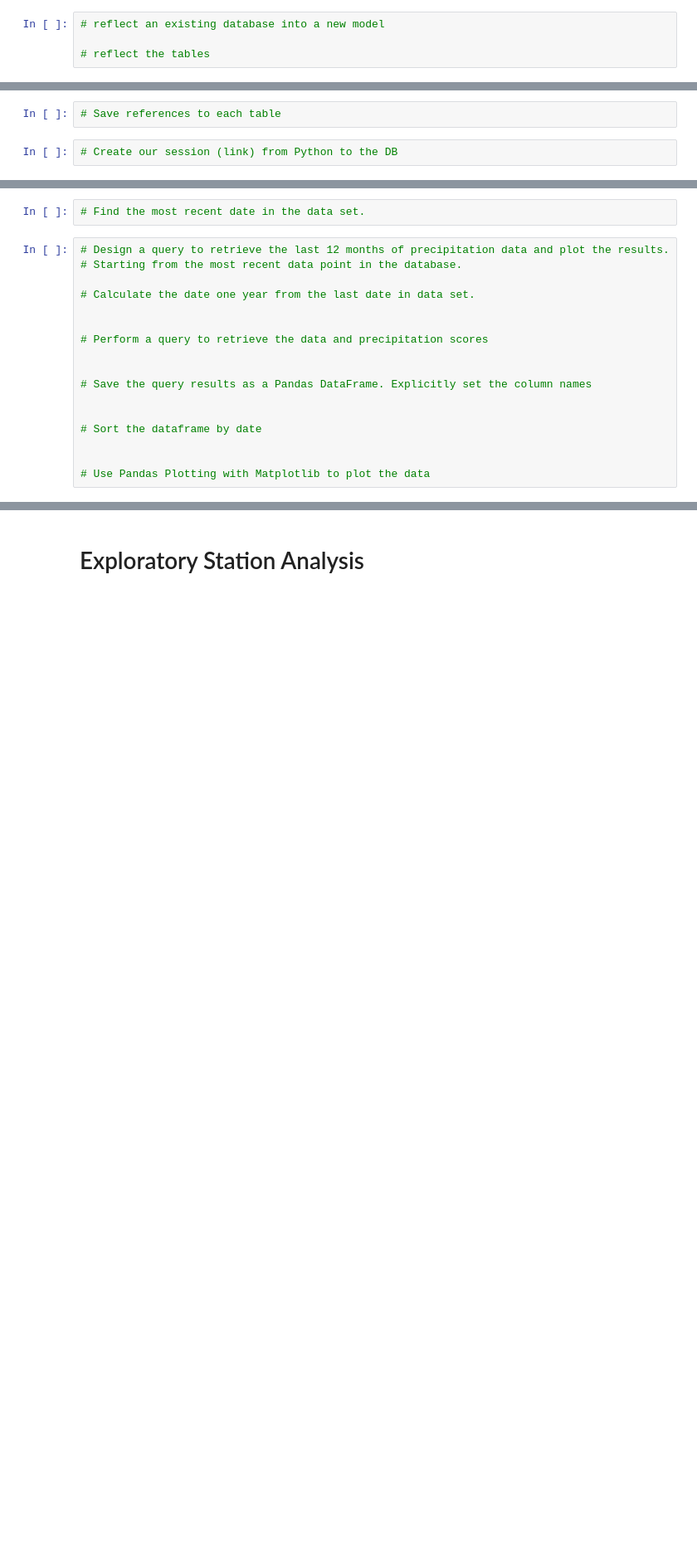
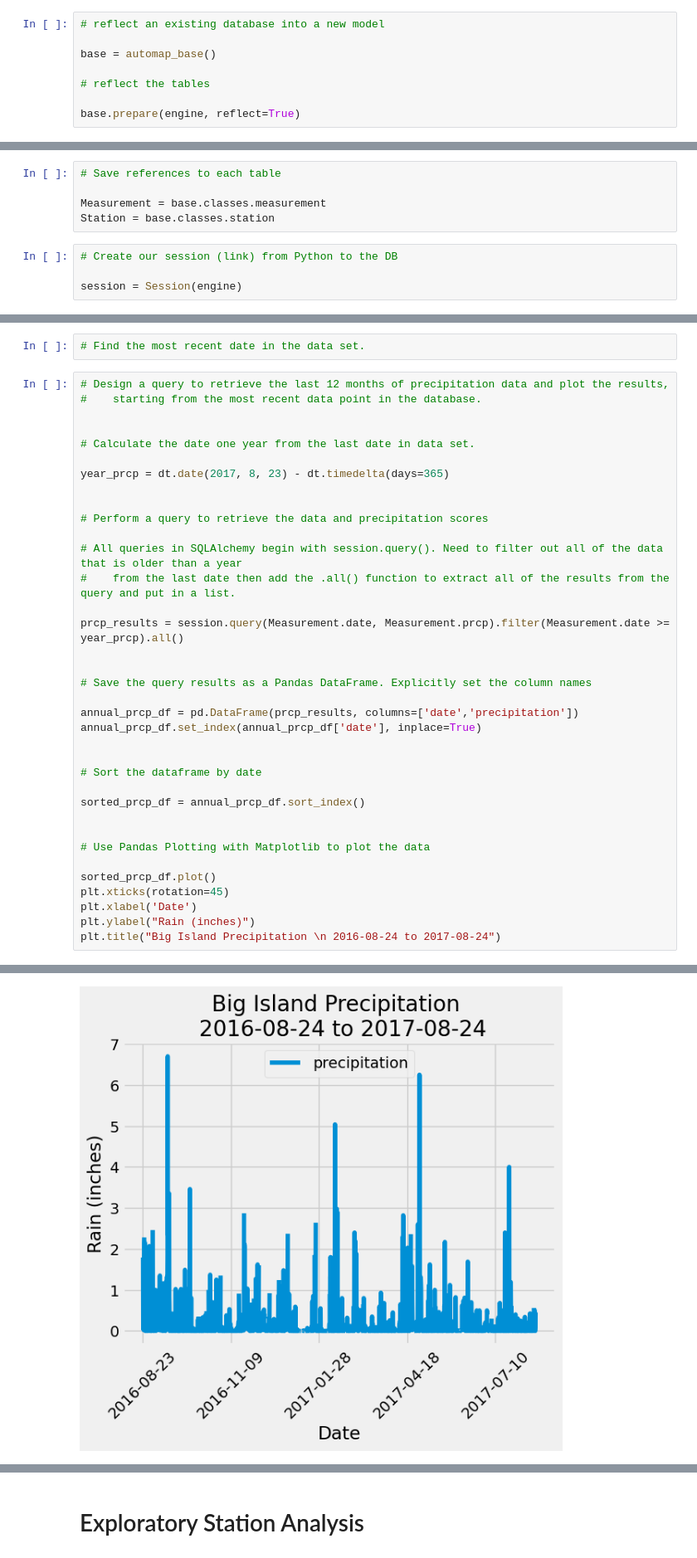
Before and after one commit to ASPigman/sqlalchemy_challenge, a Jupyter notebook: HI_analysis/HI_climate_analysis.ipynb, the cells around one changed output, grey strips where cells are left out. Shown: that part at 83% size. Drawn from its saved outputs; the diff is of its cells as text; blank space fills up the shorter version.

Commit message:
completion of sql queries and deletion of starter code

```diff
--- a/HI_analysis/HI_climate_analysis.ipynb
+++ b/HI_analysis/HI_climate_analysis.ipynb
@@ -21,6 +23,10 @@ engine = create_engine("sqlite:///Resources/hawaii.sqlite")
 # %%
 # reflect an existing database into a new model
 
+base = automap_base()
+
 # reflect the tables
+
+base.prepare(engine, reflect=True)
 # %%
 # View all of the classes that automap found
@@ -27,25 +37,50 @@ engine = create_engine("sqlite:///Resources/hawaii.sqlite")
 # %%
 # Save references to each table
+
+Measurement = base.classes.measurement
+Station = base.classes.station
 # %%
 # Create our session (link) from Python to the DB
+
+session = Session(engine)
 # %% [markdown]
 # Exploratory Precipitation Analysis
 # %%
 # Find the most recent date in the data set.
 # %%
-# Design a query to retrieve the last 12 months of precipitation data and plot the results.
-# Starting from the most recent data point in the database.
+# Design a query to retrieve the last 12 months of precipitation data and plot the results,
+#    starting from the most recent data point in the database.
+
 
 # Calculate the date one year from the last date in data set.
+
+year_prcp = dt.date(2017, 8, 23) - dt.timedelta(days=365)
 
 
 # Perform a query to retrieve the data and precipitation scores
 
+# All queries in SQLAlchemy begin with session.query(). Need to filter out all of the data that is older than a year
+#    from the last date then add the .all() function to extract all of the results from the query and put in a list.
+
+prcp_results = session.query(Measurement.date, Measurement.prcp).filter(Measurement.date >= year_prcp).all()
+
 
 # Save the query results as a Pandas DataFrame. Explicitly set the column names
+
+annual_prcp_df = pd.DataFrame(prcp_results, columns=['date','precipitation'])
+annual_prcp_df.set_index(annual_prcp_df['date'], inplace=True)
 
 
 # Sort the dataframe by date
 
+sorted_prcp_df = annual_prcp_df.sort_index()
+
 
 # Use Pandas Plotting with Matplotlib to plot the data
+
+sorted_prcp_df.plot()
+plt.xticks(rotation=45)
+plt.xlabel('Date')
+plt.ylabel("Rain (inches)")
+plt.title("Big Island Precipitation \n 2016-08-24 to 2017-08-24")
+# %% [output]
@@ -52,2 +88,3 @@ engine = create_engine("sqlite:///Resources/hawaii.sqlite")
+[figure, added]
 # %%
 # Use Pandas to calculate the summary statistics for the precipitation data
```
Also changed, not shown: parts of 9 cells of this notebook.
